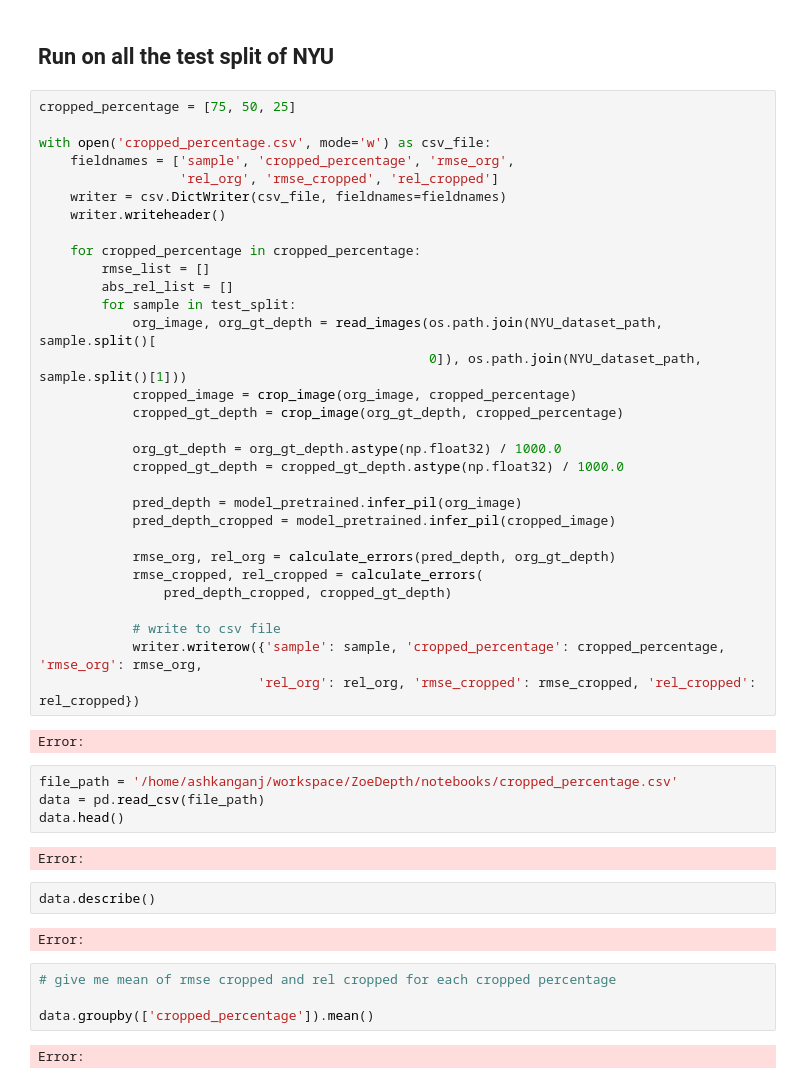
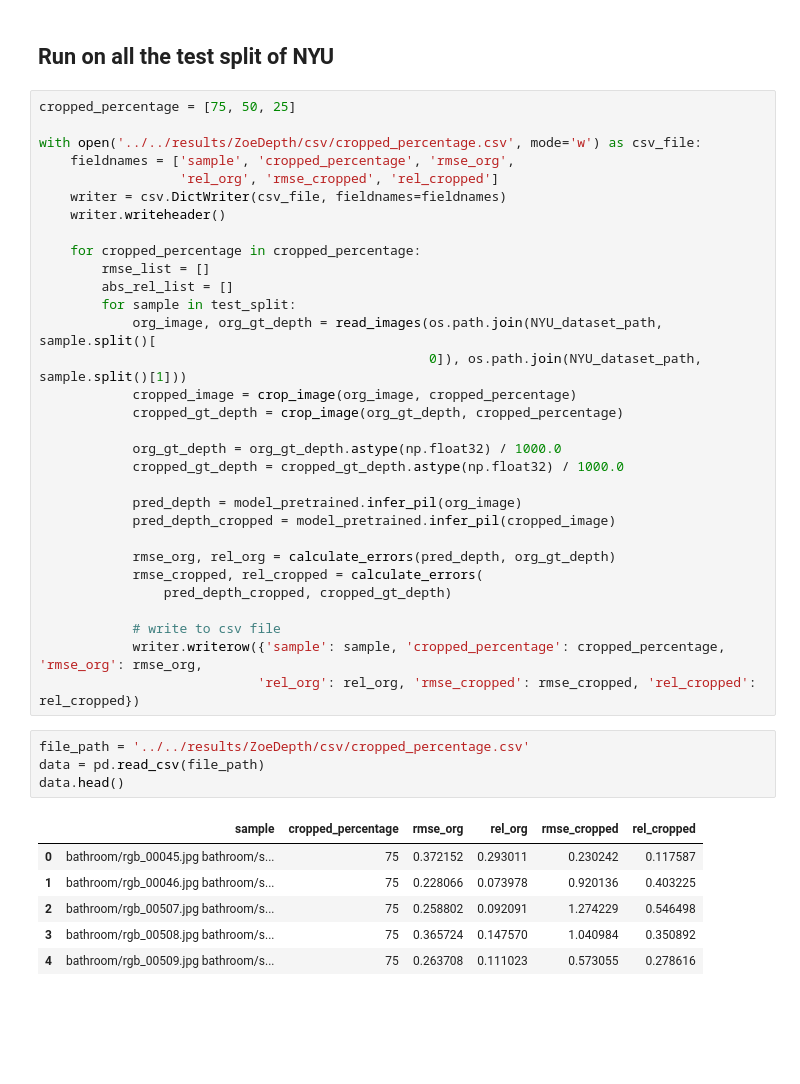
Before and after one commit to cake-lab/Mobile-AR-Depth-Estimation, a Jupyter notebook: Analysis/notebooks/ZoeDepth/cropped_effect.ipynb, the cells around one changed output. Saved outputs shown, nothing was run; the diff lists cells and outputs as text; blank space fills up the shorter version.

```diff
--- a/Analysis/notebooks/ZoeDepth/cropped_effect.ipynb
+++ b/Analysis/notebooks/ZoeDepth/cropped_effect.ipynb
@@ -226,7 +242,7 @@ Error:
 # %%
 cropped_percentage = [75, 50, 25]
 
-with open('cropped_percentage.csv', mode='w') as csv_file:
+with open('../../results/ZoeDepth/csv/cropped_percentage.csv', mode='w') as csv_file:
     fieldnames = ['sample', 'cropped_percentage', 'rmse_org',
                   'rel_org', 'rmse_cropped', 'rel_cropped']
     writer = csv.DictWriter(csv_file, fieldnames=fieldnames)
@@ -254,21 +270,14 @@ with open('cropped_percentage.csv', mode='w') as csv_file:
             # write to csv file
             writer.writerow({'sample': sample, 'cropped_percentage': cropped_percentage, 'rmse_org': rmse_org,
                             'rel_org': rel_org, 'rmse_cropped': rmse_cropped, 'rel_cropped': rel_cropped})
-# %% [output]
-Error:
 # %%
-file_path = '/home/ashkanganj/workspace/ZoeDepth/notebooks/cropped_percentage.csv'
+file_path = '../../results/ZoeDepth/csv/cropped_percentage.csv'
 data = pd.read_csv(file_path)
 data.head()
 # %% [output]
-Error:
+|  | sample | cropped_percentage | rmse_org | rel_org | rmse_cropped | rel_cropped |
+| 0 | bathroom/rgb_00045.jpg bathroom/s... | 75 | 0.372152 | 0.293011 | 0.230242 | 0.117587 |
+| 1 | bathroom/rgb_00046.jpg bathroom/s... | 75 | 0.228066 | 0.073978 | 0.920136 | 0.403225 |
+| 2 | bathroom/rgb_00507.jpg bathroom/s... | 75 | 0.258802 | 0.092091 | 1.274229 | 0.546498 |
+| 3 | bathroom/rgb_00508.jpg bathroom/s... | 75 | 0.365724 | 0.147570 | 1.040984 | 0.350892 |
+| 4 | bathroom/rgb_00509.jpg bathroom/s... | 75 | 0.263708 | 0.111023 | 0.573055 | 0.278616 |
-# %%
-data.describe()
-# %% [output]
-Error:
-# %%
-# give me mean of rmse cropped and rel cropped for each cropped percentage
-
-data.groupby(['cropped_percentage']).mean()
-# %% [output]
-Error:
```
Also changed, not shown: parts of 15 cells of this notebook, 10 other files.
